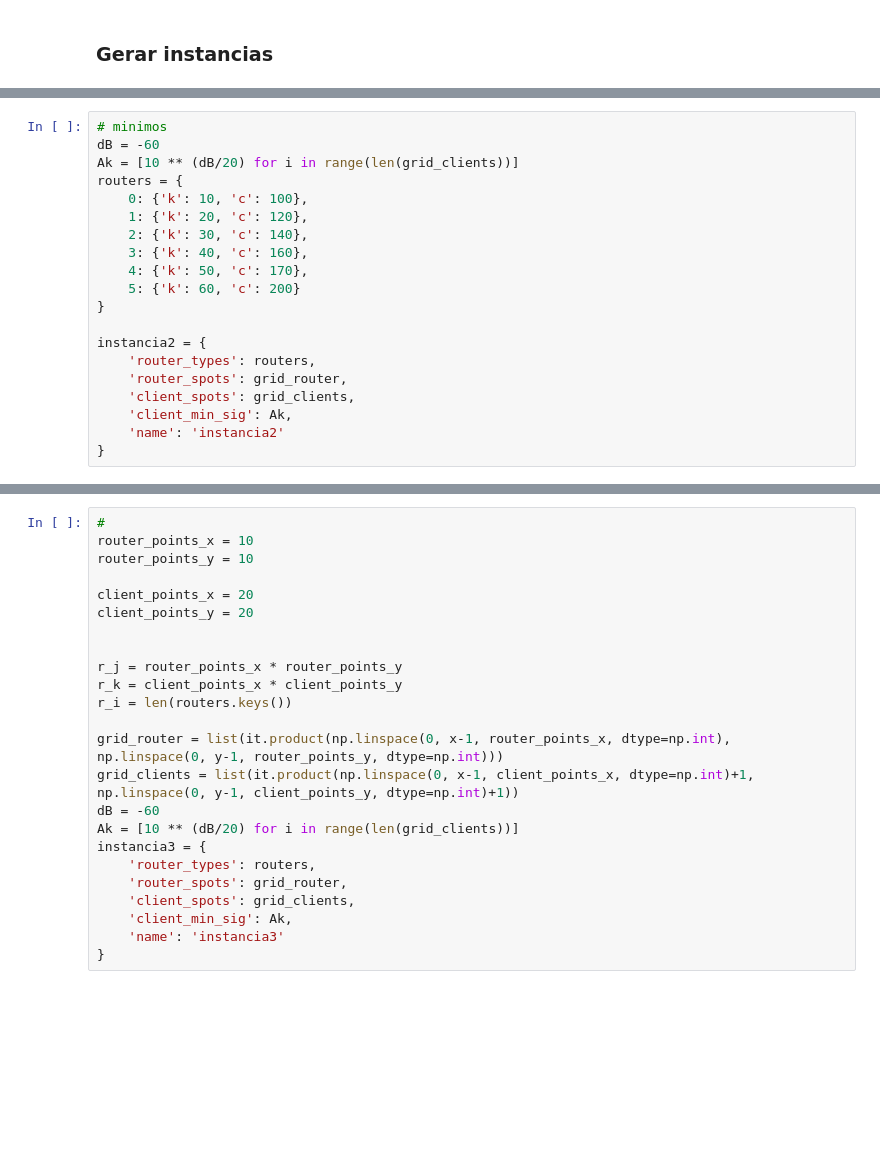
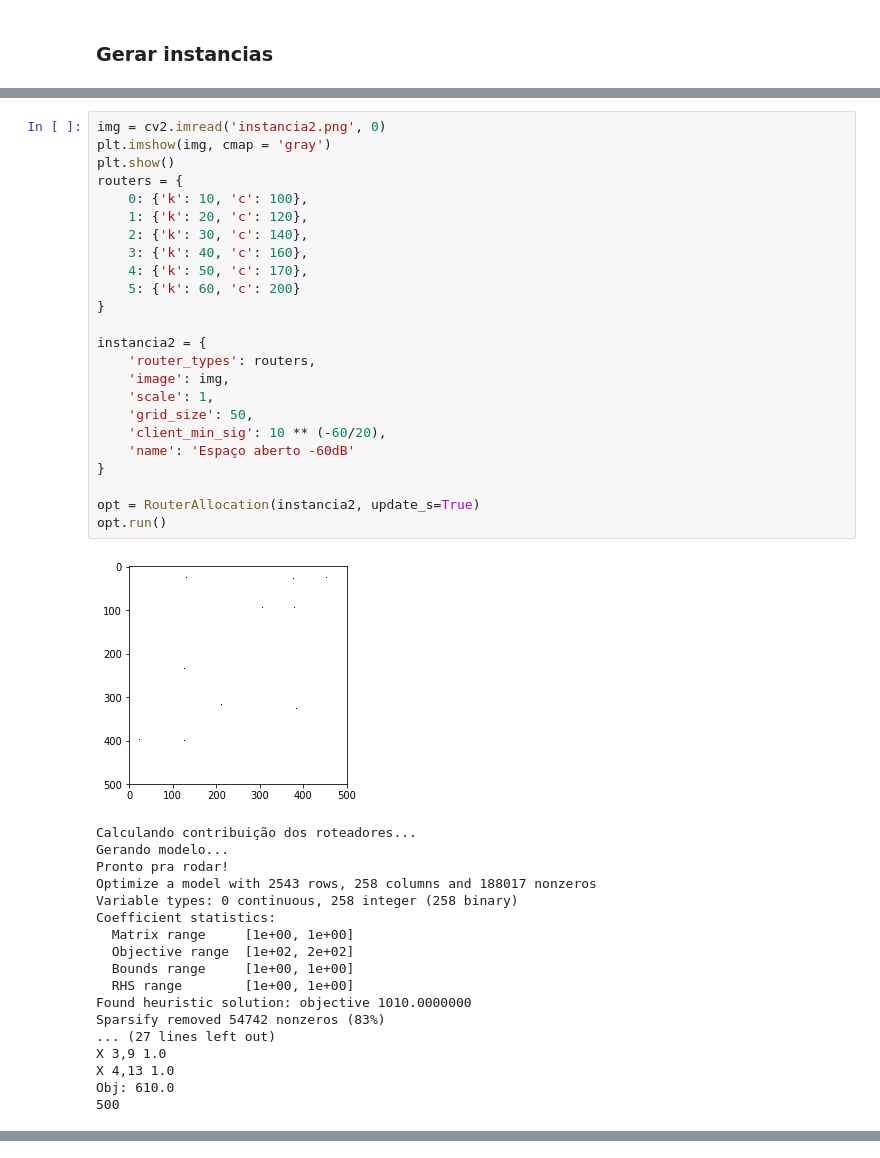
Before and after one commit to vittorfp/Optimal-router-allocation, a Jupyter notebook: Trabalho PO.ipynb, the cells around one changed output, grey strips where cells are left out. Drawn from its saved outputs; the diff is of its cells as text; blank space fills up the shorter version.

```diff
--- a/Trabalho PO.ipynb
+++ b/Trabalho PO.ipynb
@@ -194,20 +305,43 @@ instancia = {
 # %%
-# minimos
-dB = -60
-Ak = [10 ** (dB/20) for i in range(len(grid_clients))]
+img = cv2.imread('instancia2.png', 0)
+plt.imshow(img, cmap = 'gray')
+plt.show()
 routers = {
     0: {'k': 10, 'c': 100},
     1: {'k': 20, 'c': 120},
     2: {'k': 30, 'c': 140},
     3: {'k': 40, 'c': 160},
     4: {'k': 50, 'c': 170},
     5: {'k': 60, 'c': 200}
 }
 
 instancia2 = {
     'router_types': routers,
-    'router_spots': grid_router,
-    'client_spots': grid_clients,
-    'client_min_sig': Ak,
-    'name': 'instancia2'
+    'image': img,
+    'scale': 1,
+    'grid_size': 50,
+    'client_min_sig': 10 ** (-60/20),
+    'name': 'Espaço aberto -60dB'
 }
+
+opt = RouterAllocation(instancia2, update_s=True)
+opt.run()
+# %% [output]
+[figure, added]
+Calculando contribuição dos roteadores...
+Gerando modelo...
+Pronto pra rodar!
+Optimize a model with 2543 rows, 258 columns and 188017 nonzeros
+Variable types: 0 continuous, 258 integer (258 binary)
+Coefficient statistics:
+  Matrix range     [1e+00, 1e+00]
+  Objective range  [1e+02, 2e+02]
+  Bounds range     [1e+00, 1e+00]
+  RHS range        [1e+00, 1e+00]
+Found heuristic solution: objective 1010.0000000
+Sparsify removed 54742 nonzeros (83%)
+... (27 lines left out)
+X 3,9 1.0
+X 4,13 1.0
+Obj: 610.0
+500
@@ -214,24 +348,0 @@ instancia2 = {
-# %%
-#
-router_points_x = 10
-router_points_y = 10
-
-client_points_x = 20
-client_points_y = 20
-
-
-r_j = router_points_x * router_points_y
-r_k = client_points_x * client_points_y
-r_i = len(routers.keys())
-
-grid_router = list(it.product(np.linspace(0, x-1, router_points_x, dtype=np.int), np.linspace(0, y-1, router_points_y, dtype=np.int)))
-grid_clients = list(it.product(np.linspace(0, x-1, client_points_x, dtype=np.int)+1, np.linspace(0, y-1, client_points_y, dtype=np.int)+1))
-dB = -60
-Ak = [10 ** (dB/20) for i in range(len(grid_clients))]
-instancia3 = {
-    'router_types': routers,
-    'router_spots': grid_router,
-    'client_spots': grid_clients,
-    'client_min_sig': Ak,
-    'name': 'instancia3'
-}
```
Also changed, not shown: parts of 15 cells of this notebook, 26 other files.
